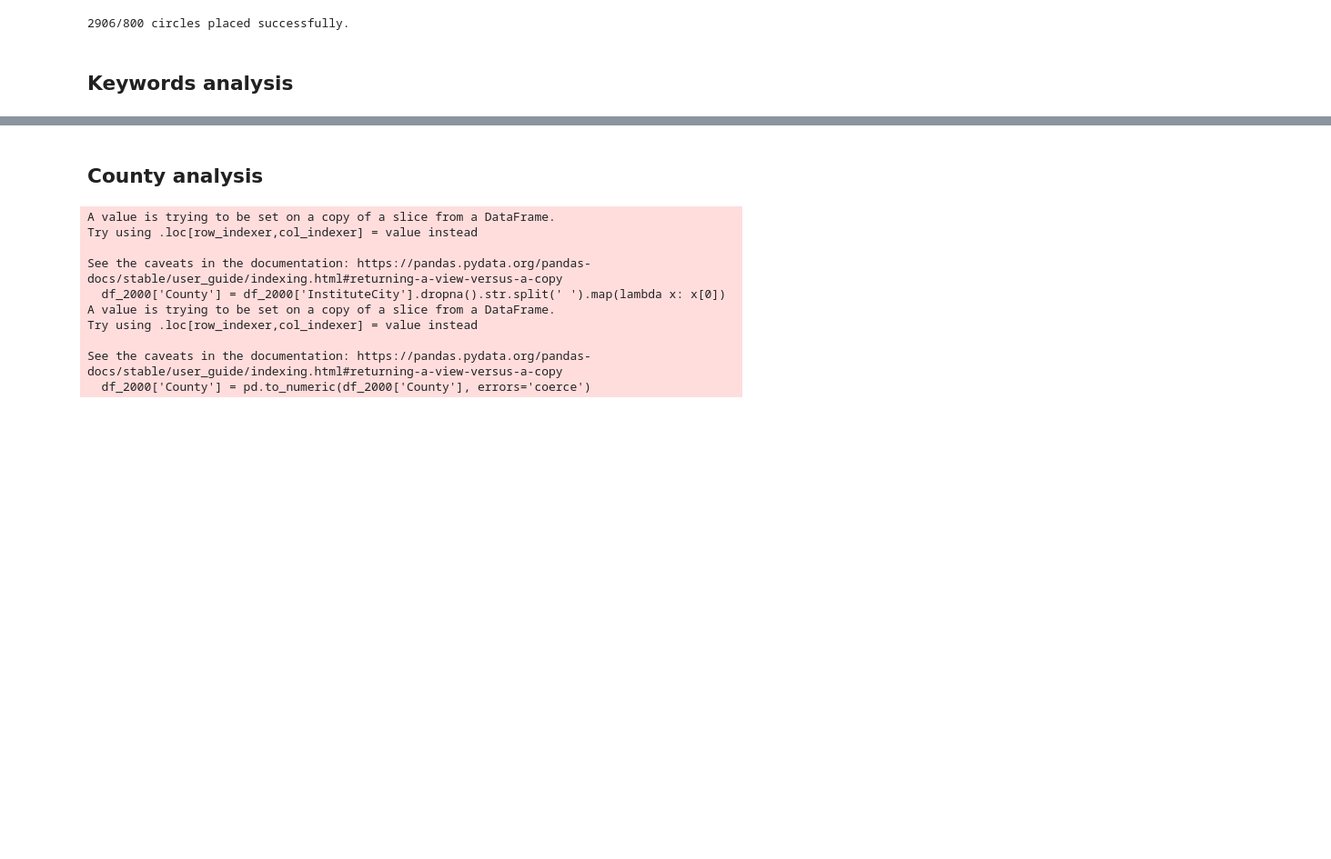
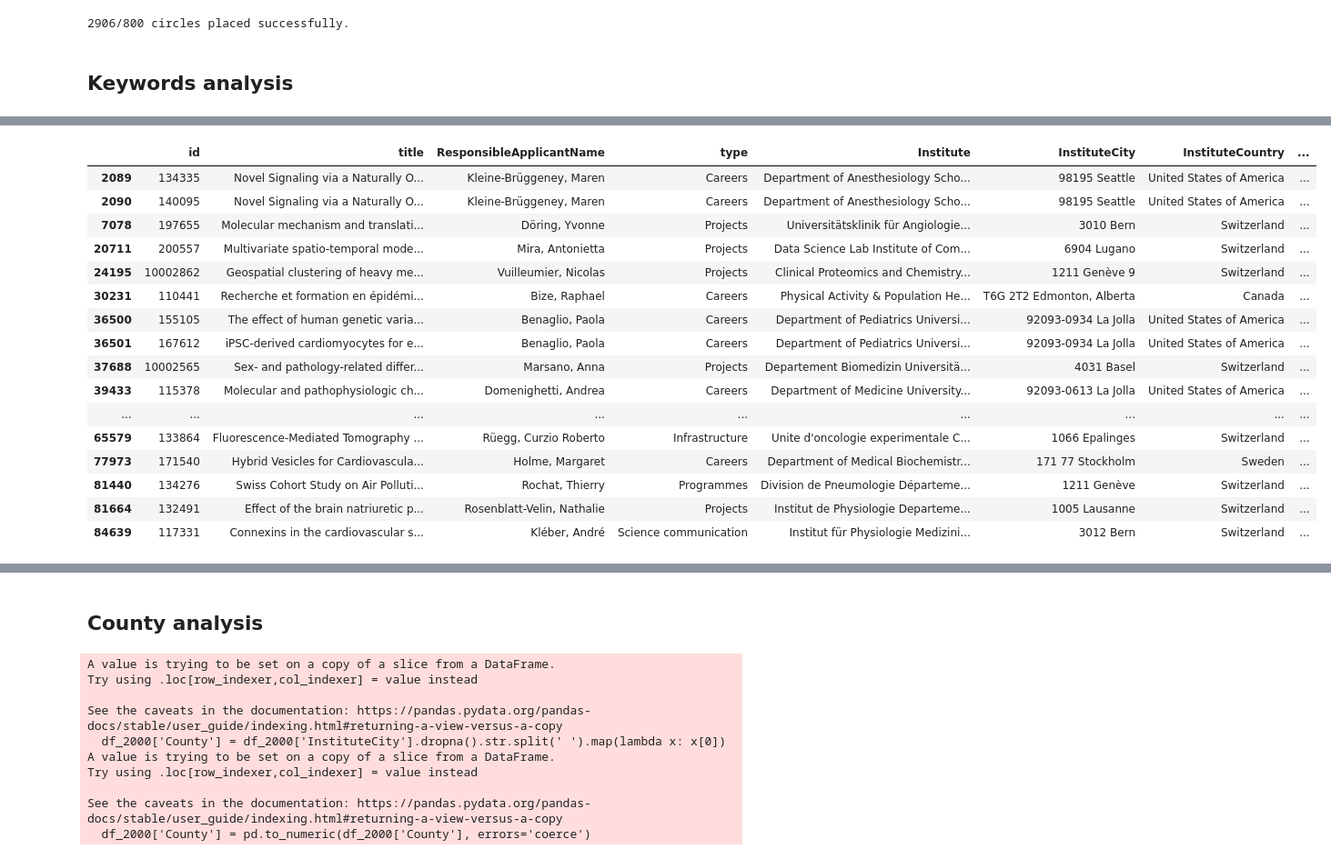
Before and after one commit to ColasDroin/wrangling_snsf, a Jupyter notebook: analysis.ipynb, the cells around one changed output, grey strips where cells are left out. Shown at 91% size. Saved outputs shown, nothing was run; the diff lists cells and outputs as text; code cells hidden in the pictures; blank space fills up the shorter version.

```diff
--- a/analysis.ipynb
+++ b/analysis.ipynb
@@ -309,3 +430,27 @@ for year in range (2000, 2025, 1):
+# %%
+# Find all grants containing the keyword "cardiovascular diseases" in df_since_2000 (remove nan from df_since_2000 first)
+df_since_2000 = df_since_2000.dropna(subset=["keywords"])
+df_cardio = df_since_2000[df_since_2000["keywords"].str.contains("cardiovascular diseases")]
+
+df_cardio
+# %% [output]
+|  | id | title | ResponsibleApplicantName | type | Institute | InstituteCity | InstituteCountry | ... |
+| 2089 | 134335 | Novel Signaling via a Naturally O... | Kleine-Brüggeney, Maren | Careers | Department of Anesthesiology Scho... | 98195 Seattle | United States of America | ... |
+| 2090 | 140095 | Novel Signaling via a Naturally O... | Kleine-Brüggeney, Maren | Careers | Department of Anesthesiology Scho... | 98195 Seattle | United States of America | ... |
+| 7078 | 197655 | Molecular mechanism and translati... | Döring, Yvonne | Projects | Universitätsklinik für Angiologie... | 3010 Bern | Switzerland | ... |
+| 20711 | 200557 | Multivariate spatio-temporal mode... | Mira, Antonietta | Projects | Data Science Lab Institute of Com... | 6904 Lugano | Switzerland | ... |
+| 24195 | 10002862 | Geospatial clustering of heavy me... | Vuilleumier, Nicolas | Projects | Clinical Proteomics and Chemistry... | 1211 Genève 9 | Switzerland | ... |
+| 30231 | 110441 | Recherche et formation en épidémi... | Bize, Raphael | Careers | Physical Activity & Population He... | T6G 2T2 Edmonton, Alberta | Canada | ... |
+| 36500 | 155105 | The effect of human genetic varia... | Benaglio, Paola | Careers | Department of Pediatrics Universi... | 92093-0934 La Jolla | United States of America | ... |
+| 36501 | 167612 | iPSC-derived cardiomyocytes for e... | Benaglio, Paola | Careers | Department of Pediatrics Universi... | 92093-0934 La Jolla | United States of America | ... |
+| 37688 | 10002565 | Sex- and pathology-related differ... | Marsano, Anna | Projects | Departement Biomedizin Universitä... | 4031 Basel | Switzerland | ... |
+| 39433 | 115378 | Molecular and pathophysiologic ch... | Domenighetti, Andrea | Careers | Department of Medicine University... | 92093-0613 La Jolla | United States of America | ... |
+| ... | ... | ... | ... | ... | ... | ... | ... | ... |
+| 65579 | 133864 | Fluorescence-Mediated Tomography ... | Rüegg, Curzio Roberto | Infrastructure | Unite d'oncologie experimentale C... | 1066 Epalinges | Switzerland | ... |
+| 77973 | 171540 | Hybrid Vesicles for Cardiovascula... | Holme, Margaret | Careers | Department of Medical Biochemistr... | 171 77 Stockholm | Sweden | ... |
+| 81440 | 134276 | Swiss Cohort Study on Air Polluti... | Rochat, Thierry | Programmes | Division de Pneumologie Départeme... | 1211 Genève | Switzerland | ... |
+| 81664 | 132491 | Effect of the brain natriuretic p... | Rosenblatt-Velin, Nathalie | Projects | Institut de Physiologie Departeme... | 1005 Lausanne | Switzerland | ... |
+| 84639 | 117331 | Connexins in the cardiovascular s... | Kléber, André | Science communication | Institut für Physiologie Medizini... | 3012 Bern | Switzerland | ... |
 # %%
 x = dic_df_keywords[2000]
 x
```
Also changed, not shown: parts of 13 cells of this notebook.
